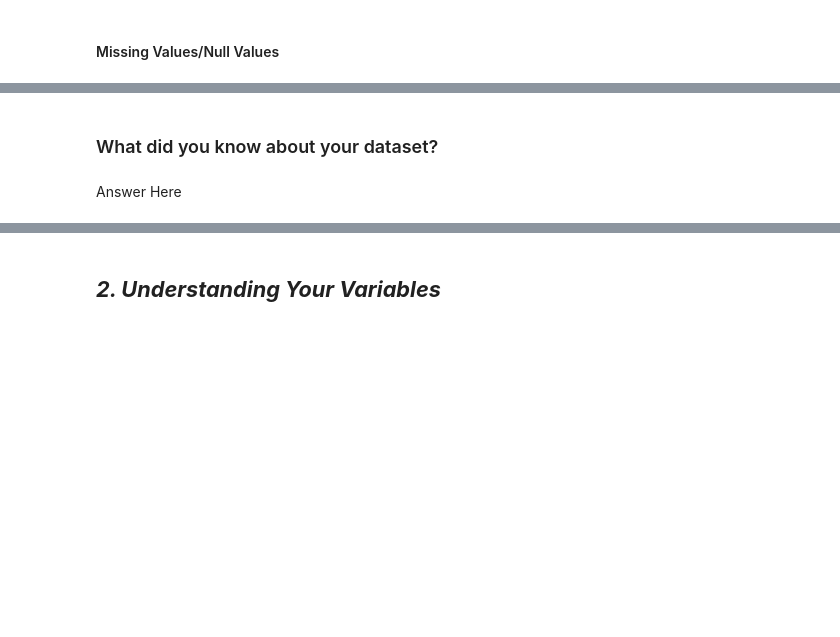
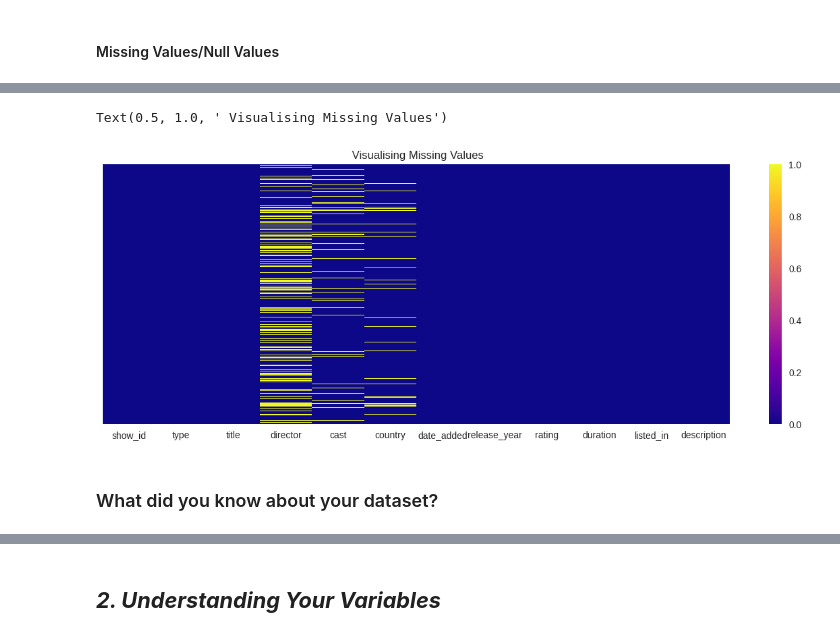
Before and after one commit to Kalpesh-Nandedkar/Netflix-Movies-and-TV-Shows-Clustering, a Jupyter notebook: Netflix_Movies_&_TV_Shows_Clustering.ipynb, the cells around one changed output, grey strips where cells are left out. Cells and saved outputs as stored; diff of their text form; code cells hidden in the pictures; blank space fills up the shorter version.

```diff
--- a/Netflix_Movies_&_TV_Shows_Clustering.ipynb
+++ b/Netflix_Movies_&_TV_Shows_Clustering.ipynb
@@ -88,3 +203,9 @@ M - Multivariate Analysis
+# %%
+# Load Dataset
+Netflix_dataset = pd.read_csv("/content/drive/MyDrive/AlmaBetter/Capstone Project/Capstone Project Unsupervised ML - Clustering/Netflix Movies and TV Shows Clustering/NETFLIX MOVIES AND TV SHOWS CLUSTERING.csv")
+# %%
+# copying the data for further analysis
+df = Netflix_dataset.copy()
 # %% [markdown]
 ### Dataset First View
 # %%
@@ -110,4 +280,10 @@ M - Multivariate Analysis
+# %%
+# Visualizing the missing values
+plt.figure(figsize=(15,5))
+sns.heatmap(df.isnull(),cmap='plasma',annot=False,yticklabels=False)
+plt.title(" Visualising Missing Values")
+# %% [output]
+Text(0.5, 1.0, ' Visualising Missing Values')
+[figure, added]
 # %% [markdown]
 ### What did you know about your dataset?
-# %% [markdown]
-Answer Here
```
Also changed, not shown: parts of 54 cells of this notebook.
